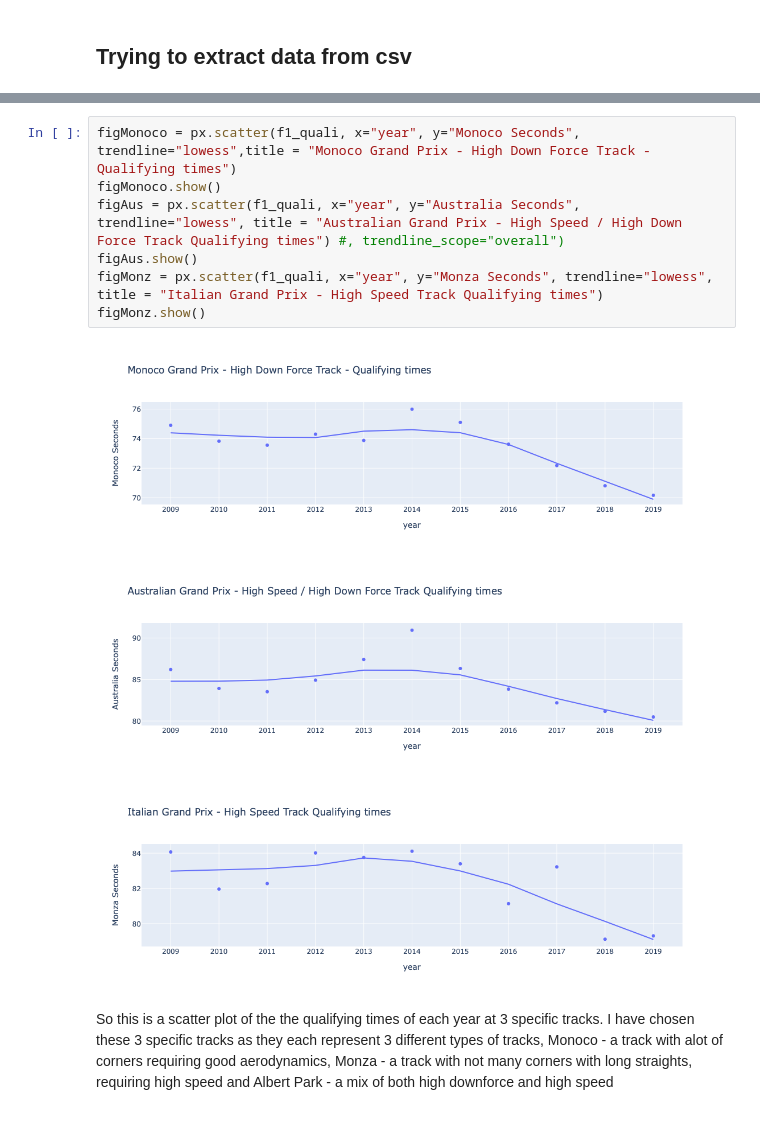
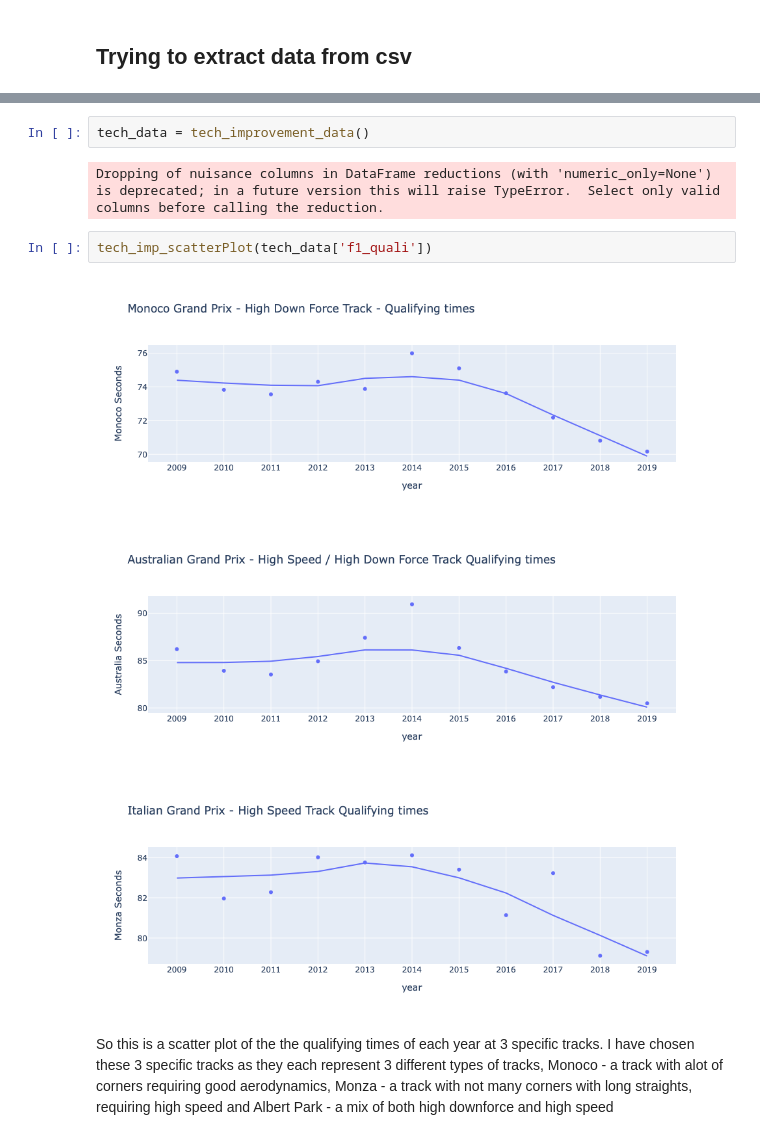
Before and after one commit to Epicosp/Formula-1-dashboard, a Jupyter notebook: notebooks/techn_improvements-Tarik.ipynb, the cells around one changed output, grey strips where cells are left out. Cells and saved outputs as stored; diff of their text form.

Commit message:
added functions for data wrangling and visuals

```diff
--- a/notebooks/techn_improvements-Tarik.ipynb
+++ b/notebooks/techn_improvements-Tarik.ipynb
@@ -177,14 +92,13 @@ f1_quali
-# %%
-figMonoco = px.scatter(f1_quali, x="year", y="Monoco Seconds", trendline="lowess",title = "Monoco Grand Prix - High Down Force Track - Qualifying times")
-figMonoco.show()
-figAus = px.scatter(f1_quali, x="year", y="Australia Seconds", trendline="lowess", title = "Australian Grand Prix - High Speed / High Down Force Track Qualifying times") #, trendline_scope="overall")
-figAus.show()
-figMonz = px.scatter(f1_quali, x="year", y="Monza Seconds", trendline="lowess", title = "Italian Grand Prix - High Speed Track Qualifying times")
-figMonz.show()
-# %% [output]
-[figure, removed]
-[figure, removed]
-[figure, removed]
+# %%
+tech_data = tech_improvement_data()
+# %% [output]
+Dropping of nuisance columns in DataFrame reductions (with 'numeric_only=None') is deprecated; in a future version this will raise TypeError.  Select only valid columns before calling the reduction.
+# %%
+tech_imp_scatterPlot(tech_data['f1_quali'])
+# %% [output]
+[figure, added]
+[figure, added]
+[figure, added]
 # %% [markdown]
 So this is a scatter plot of the the qualifying times of each year at 3 specific tracks. I have chosen these 3 specific tracks as they each
 represent 3 different types of tracks, Monoco - a track with alot of corners requiring good aerodynamics, Monza -  a track with not many corners with long straights,
```
Also changed, not shown: parts of 13 cells of this notebook.
